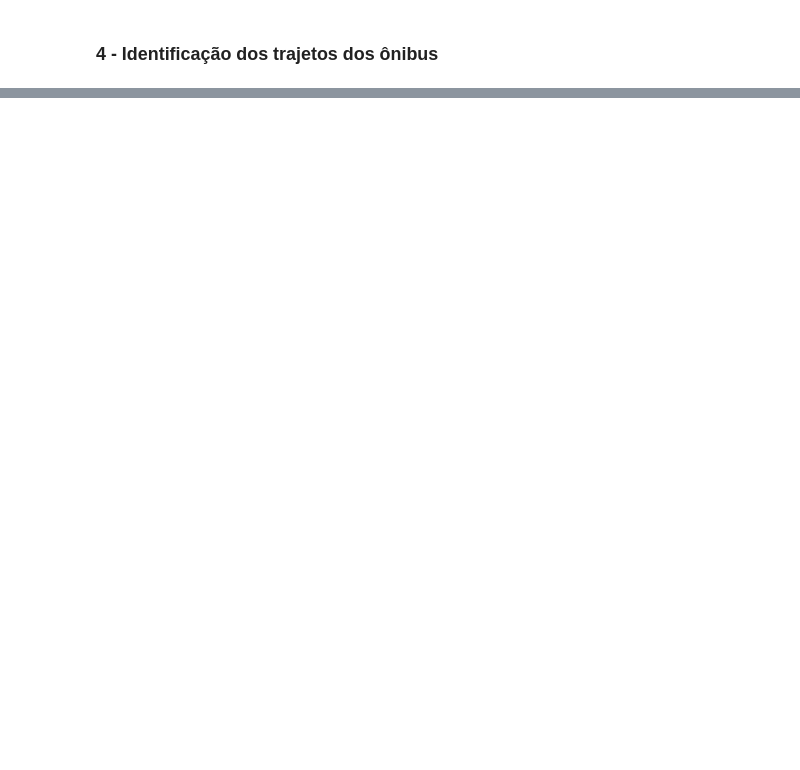
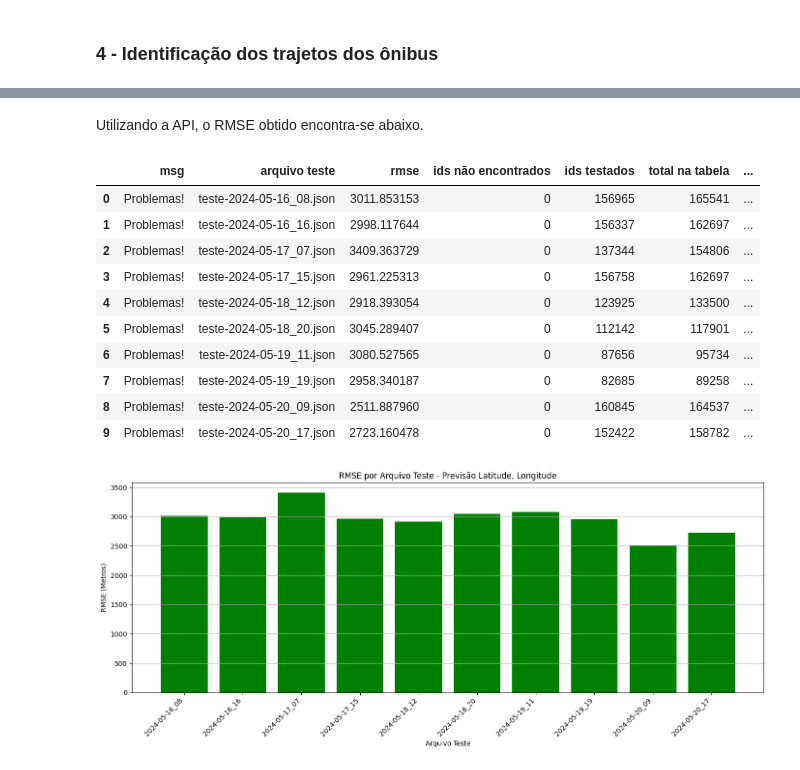
Before and after one commit to Ribeiro-Victor/coc602-data-mining, a Jupyter notebook: task_03/relatorio.ipynb, the cells around one changed output, grey strips where cells are left out. Drawn from its saved outputs; the diff is of its cells as text; code cells hidden in the pictures; blank space fills up the shorter version.

```diff
--- a/task_03/relatorio.ipynb
+++ b/task_03/relatorio.ipynb
@@ -35,0 +86,38 @@ Obtive o ponto central de cada cluster e inclui em um tabela no banco de dados.
+# %% [markdown]
+Utilizando a API, o RMSE obtido encontra-se abaixo.
+# %%
+import pandas as pd
+import matplotlib.pyplot as plt
+
+file_path = 'api/results_predict_lat_long.csv'
+df = pd.read_csv(file_path, index_col=0)
+df['Proporção testada'] = ((df['ids testados'] / df['total na tabela']) * 100).apply(lambda x: f"{x:.2f}%")
+display(df)
+
+plt.figure(figsize=(14, 6))
+df['arquivo teste'] = df['arquivo teste'].str.replace('teste-', '', regex=False)
+df['arquivo teste'] = df['arquivo teste'].str.replace('.json', '', regex=False)
+plt.bar(df['arquivo teste'], df['rmse'], color='green')
+
+plt.xlabel('Arquivo Teste')
+plt.ylabel('RMSE (Metros)')
+plt.title('RMSE por Arquivo Teste - Previsão Latitude, Longitude')
+plt.xticks(rotation=45, ha='right')
+plt.grid(True, axis='y')
+
+# Show the plot
+plt.tight_layout()
+plt.show()
+# %% [output]
+|  | msg | arquivo teste | rmse | ids não encontrados | ids testados | total na tabela | ... |
+| 0 | Problemas! | teste-2024-05-16_08.json | 3011.853153 | 0 | 156965 | 165541 | ... |
+| 1 | Problemas! | teste-2024-05-16_16.json | 2998.117644 | 0 | 156337 | 162697 | ... |
+| 2 | Problemas! | teste-2024-05-17_07.json | 3409.363729 | 0 | 137344 | 154806 | ... |
+| 3 | Problemas! | teste-2024-05-17_15.json | 2961.225313 | 0 | 156758 | 162697 | ... |
+| 4 | Problemas! | teste-2024-05-18_12.json | 2918.393054 | 0 | 123925 | 133500 | ... |
+| 5 | Problemas! | teste-2024-05-18_20.json | 3045.289407 | 0 | 112142 | 117901 | ... |
+| 6 | Problemas! | teste-2024-05-19_11.json | 3080.527565 | 0 | 87656 | 95734 | ... |
+| 7 | Problemas! | teste-2024-05-19_19.json | 2958.340187 | 0 | 82685 | 89258 | ... |
+| 8 | Problemas! | teste-2024-05-20_09.json | 2511.887960 | 0 | 160845 | 164537 | ... |
+| 9 | Problemas! | teste-2024-05-20_17.json | 2723.160478 | 0 | 152422 | 158782 | ... |
+[figure, added]
```
Also changed, not shown: parts of 22 cells of this notebook, 13 other files.
